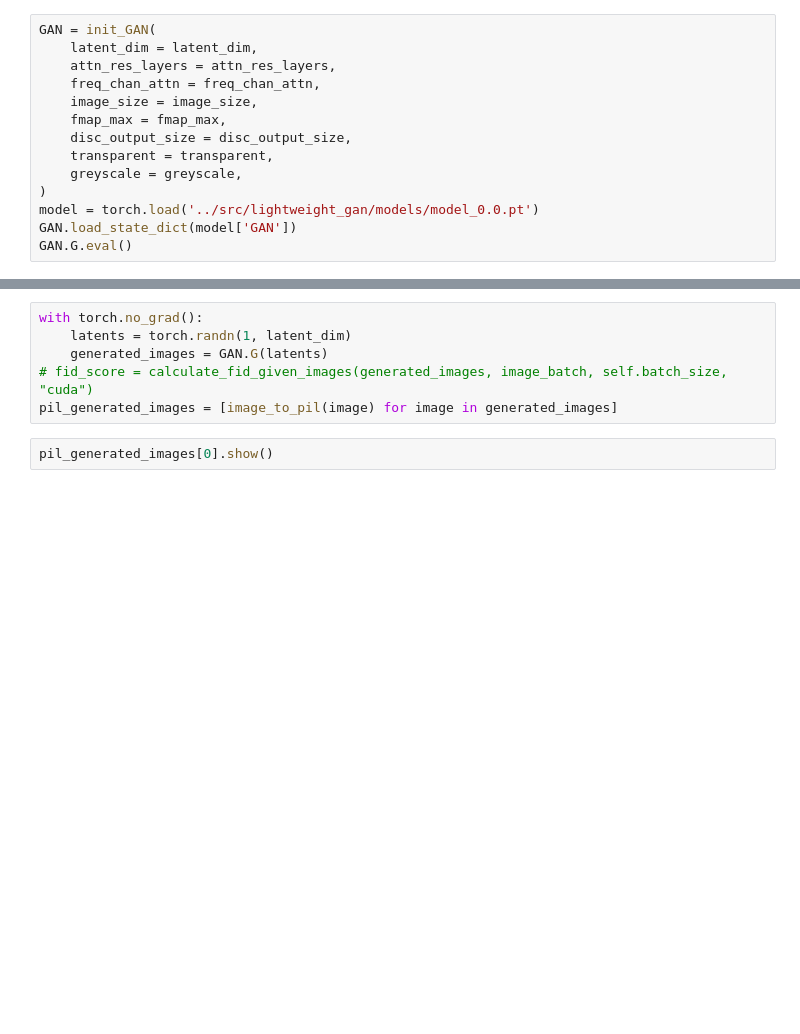
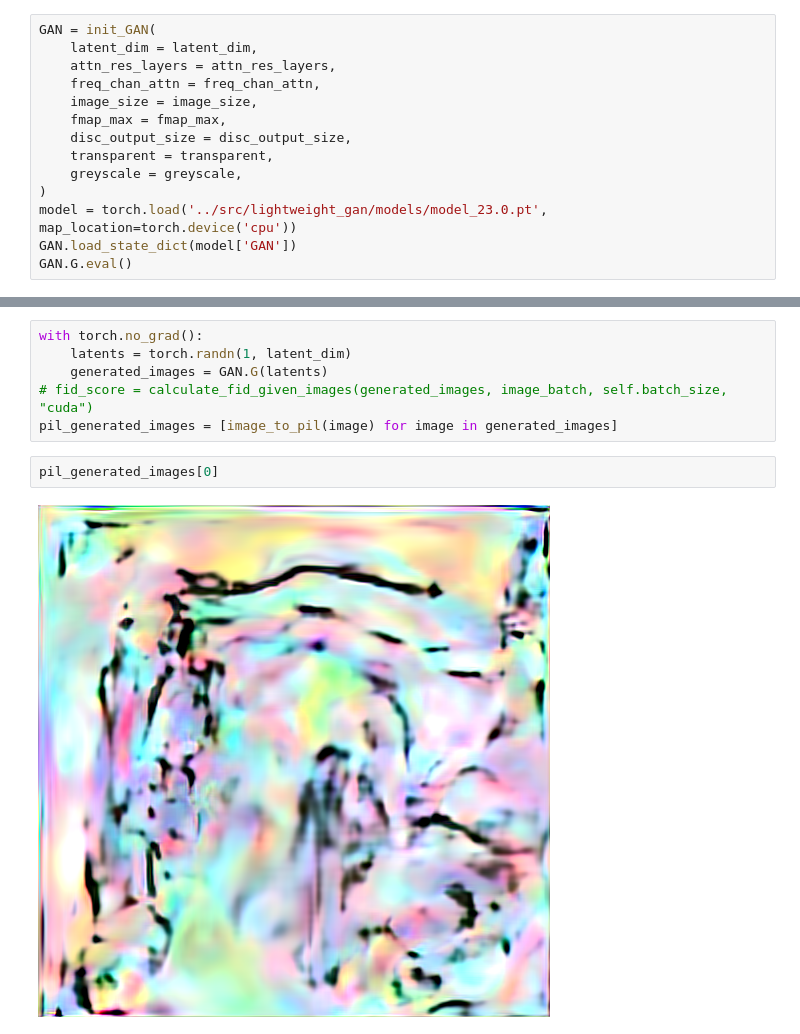
Before and after one commit to kurchi1205/LightweightGAN, a Jupyter notebook: notebooks/load_model_dummy.ipynb, the cells around one changed output, grey strips where cells are left out. Drawn from its saved outputs; the diff is of its cells as text; blank space fills up the shorter version.

```diff
--- a/notebooks/load_model_dummy.ipynb
+++ b/notebooks/load_model_dummy.ipynb
@@ -32,7 +33,7 @@ GAN = init_GAN(
     transparent = transparent,
     greyscale = greyscale,
 )
-model = torch.load('../src/lightweight_gan/models/model_0.0.pt')
+model = torch.load('../src/lightweight_gan/models/model_23.0.pt', map_location=torch.device('cpu'))
 GAN.load_state_dict(model['GAN'])
 GAN.G.eval()
 # %% [output]
@@ -60,4 +61,6 @@ with torch.no_grad():
 # fid_score = calculate_fid_given_images(generated_images, image_batch, self.batch_size, "cuda")
 pil_generated_images = [image_to_pil(image) for image in generated_images]
 # %%
-pil_generated_images[0].show()
+pil_generated_images[0]
+# %% [output]
+[figure, added]
```
Also changed, not shown: parts of 1 cell of this notebook, 2 other files.
